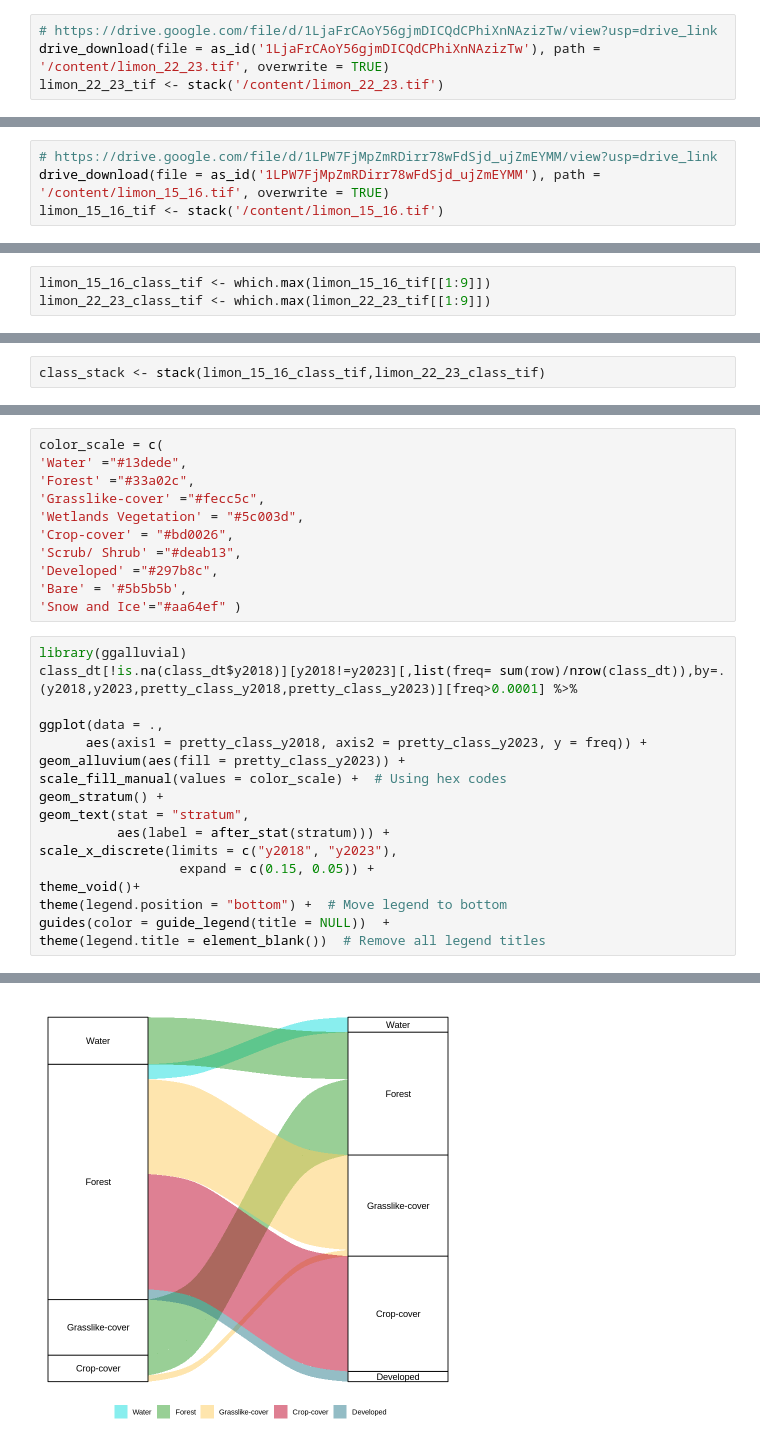
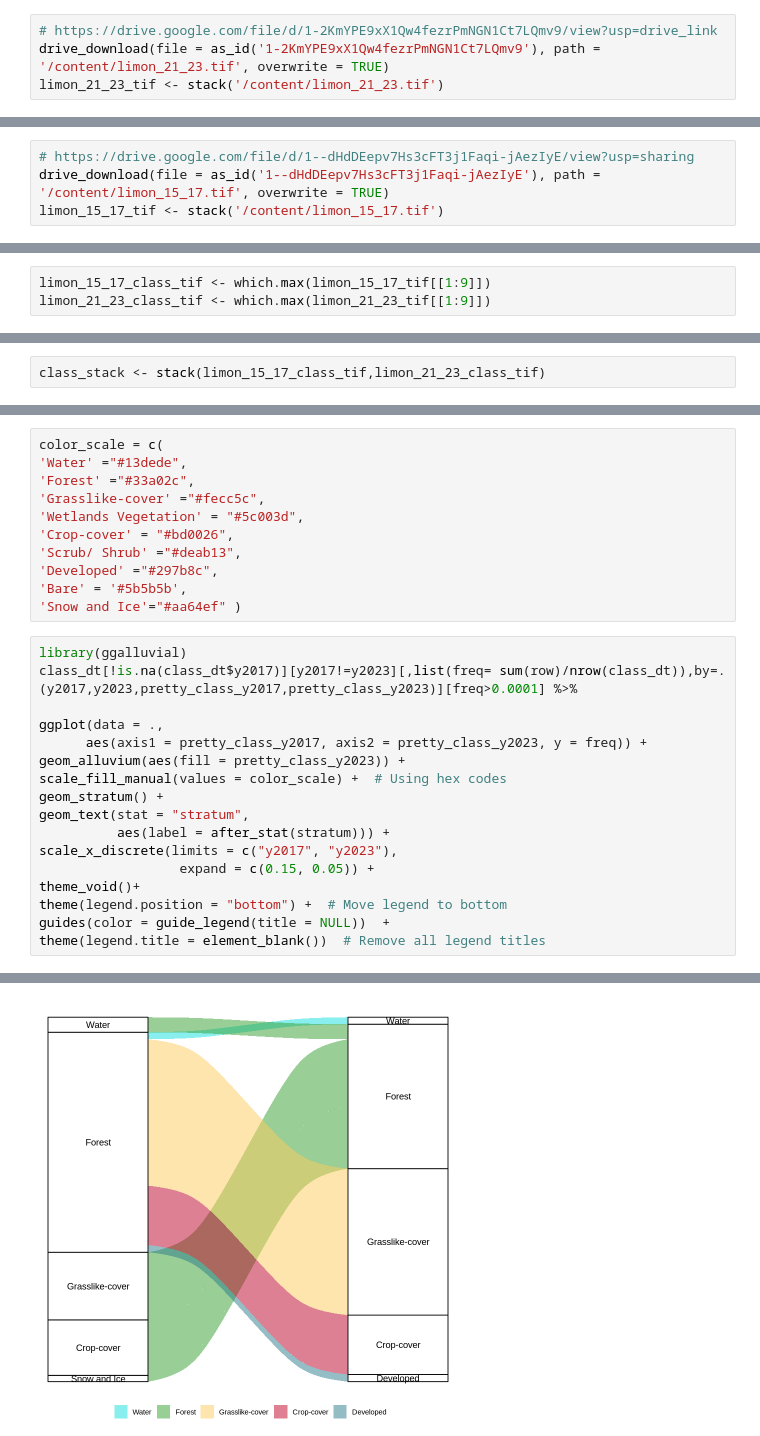
Before and after one commit to seismosmsr/machine_learning, a Jupyter notebook: costa_rica.ipynb, the cells around one changed output, grey strips where cells are left out. Saved outputs shown, nothing was run; the diff lists cells and outputs as text.

```diff
--- a/costa_rica.ipynb
+++ b/costa_rica.ipynb
@@ -59,4 +59,4 @@ Enter authorization code: eyJjb2RlIjoiNC8wQWZKb2hYbkF4SUN6VGpGZ0lHYWg5OGpSRzBib0
 # %%
-# https://drive.google.com/file/d/1LjaFrCAoY56gjmDICQdCPhiXnNAzizTw/view?usp=drive_link
-drive_download(file = as_id('1LjaFrCAoY56gjmDICQdCPhiXnNAzizTw'), path =  '/content/limon_22_23.tif', overwrite = TRUE)
-limon_22_23_tif <- stack('/content/limon_22_23.tif')
+# https://drive.google.com/file/d/1-2KmYPE9xX1Qw4fezrPmNGN1Ct7LQmv9/view?usp=drive_link
+drive_download(file = as_id('1-2KmYPE9xX1Qw4fezrPmNGN1Ct7LQmv9'), path =  '/content/limon_21_23.tif', overwrite = TRUE)
+limon_21_23_tif <- stack('/content/limon_21_23.tif')
@@ -72,4 +63,4 @@ Saved locally as:
 # %%
-# https://drive.google.com/file/d/1LPW7FjMpZmRDirr78wFdSjd_ujZmEYMM/view?usp=drive_link
-drive_download(file = as_id('1LPW7FjMpZmRDirr78wFdSjd_ujZmEYMM'), path =  '/content/limon_15_16.tif', overwrite = TRUE)
-limon_15_16_tif <- stack('/content/limon_15_16.tif')
+# https://drive.google.com/file/d/1--dHdDEepv7Hs3cFT3j1Faqi-jAezIyE/view?usp=sharing
+drive_download(file = as_id('1--dHdDEepv7Hs3cFT3j1Faqi-jAezIyE'), path =  '/content/limon_15_17.tif', overwrite = TRUE)
+limon_15_17_tif <- stack('/content/limon_15_17.tif')
@@ -136,4 +194,4 @@ Cannot preload entire working area of 84005660 cells with max_cells_in_memory =
 # %%
-limon_15_16_class_tif <- which.max(limon_15_16_tif[[1:9]])
-limon_22_23_class_tif <- which.max(limon_22_23_tif[[1:9]])
+limon_15_17_class_tif <- which.max(limon_15_17_tif[[1:9]])
+limon_21_23_class_tif <- which.max(limon_21_23_tif[[1:9]])
 # %%
@@ -142,4 +200,4 @@ limon_22_23_class_tif %>% writeRaster('/content/limon_22_23_classed.tif',overwri
 # %%
-class_stack <- stack(limon_15_16_class_tif,limon_22_23_class_tif)
+class_stack <- stack(limon_15_17_class_tif,limon_21_23_class_tif)
 # %%
 class_dt <- values(class_stack) %>% data.table
@@ -170,27 +228,27 @@ color_scale = c(
 'Snow and Ice'="#aa64ef" )
 # %%
 library(ggalluvial)
-class_dt[!is.na(class_dt$y2018)][y2018!=y2023][,list(freq= sum(row)/nrow(class_dt)),by=.(y2018,y2023,pretty_class_y2018,pretty_class_y2023)][freq>0.0001] %>%
+class_dt[!is.na(class_dt$y2017)][y2017!=y2023][,list(freq= sum(row)/nrow(class_dt)),by=.(y2017,y2023,pretty_class_y2017,pretty_class_y2023)][freq>0.0001] %>%
 
 ggplot(data = .,
-      aes(axis1 = pretty_class_y2018, axis2 = pretty_class_y2023, y = freq)) +
+      aes(axis1 = pretty_class_y2017, axis2 = pretty_class_y2023, y = freq)) +
 geom_alluvium(aes(fill = pretty_class_y2023)) +
 scale_fill_manual(values = color_scale) +  # Using hex codes
 geom_stratum() +
 geom_text(stat = "stratum",
           aes(label = after_stat(stratum))) +
-scale_x_discrete(limits = c("y2018", "y2023"),
+scale_x_discrete(limits = c("y2017", "y2023"),
                   expand = c(0.15, 0.05)) +
 theme_void()+
 theme(legend.position = "bottom") +  # Move legend to bottom
 guides(color = guide_legend(title = NULL))  +
 theme(legend.title = element_blank())  # Remove all legend titles
 # %% [output]
 Warning message in to_lodes_form(data = data, axes = axis_ind, discern = params$discern):
 “Some strata appear at multiple axes.”
 Warning message in to_lodes_form(data = data, axes = axis_ind, discern = params$discern):
 “Some strata appear at multiple axes.”
 Warning message in to_lodes_form(data = data, axes = axis_ind, discern = params$discern):
 “Some strata appear at multiple axes.”
-[figure, old version]
+[figure, new version]
 # %%
```
Also changed, not shown: parts of 37 cells of this notebook.
